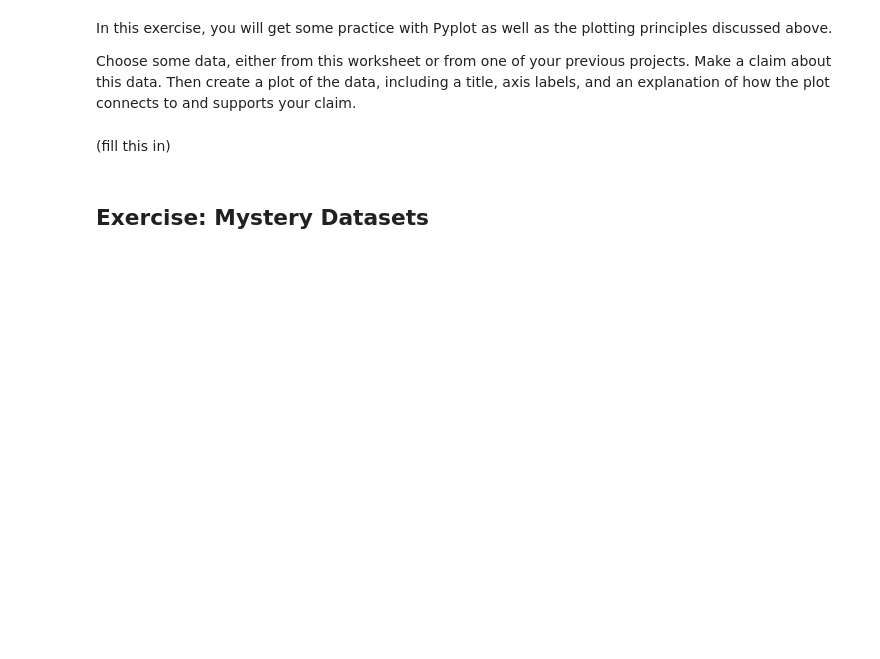
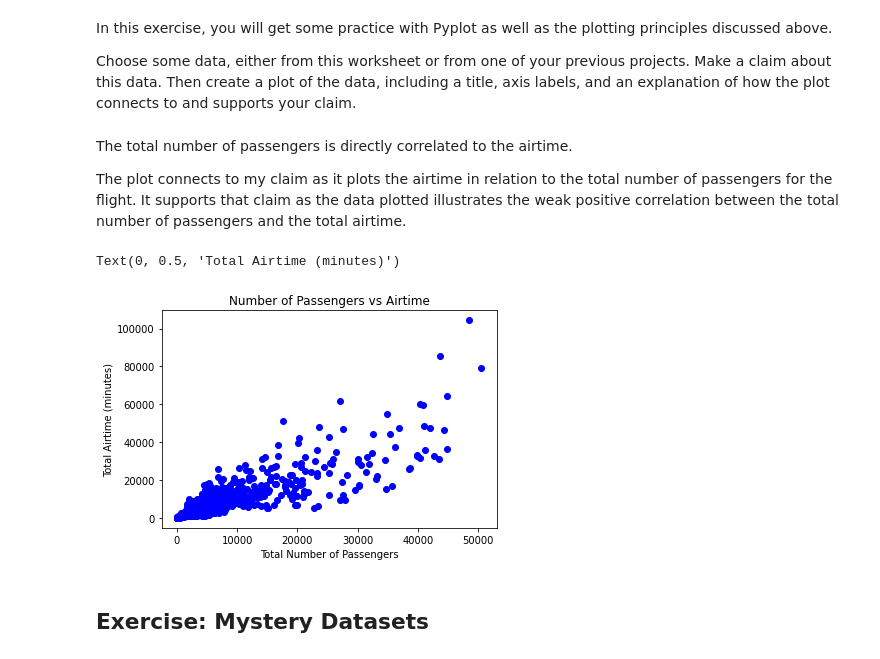
Before and after one commit to sd2020spring/reading-journal-mcuevas-olin, a Jupyter notebook: data_science_worksheet.ipynb, the cells around one changed output. Drawn from its saved outputs; the diff is of its cells as text; code cells hidden in the pictures; blank space fills up the shorter version.

Commit message:
Data Science Worksheet Completed

```diff
--- a/data_science_worksheet.ipynb
+++ b/data_science_worksheet.ipynb
@@ -356,0 +392,13 @@ Then, write a few sentences about whether this data makes sense, looking up a fe
+# %%
+fd = pd.read_csv(flight_data)
+
+a = fd["Passengers"]//180
+b = fd["Passengers"]%180>0;
+fd["Average Flight Time"] = (a + b) * fd["Airtime"]
+
+fd_sorted = fd.sort_values(by = "Average Flight Time",inplace = True, ascending = False)
+
+fd_small= pd.DataFrame({"Origin":fd["Origin"],"Destination": fd["Destination"],"Average Flight Time":fd["Average Flight Time"]})
+#,"Destination","Average Flight Time"])
+#,fd["Destination"],fd["Average Flight Time"])
+#average_flights = math.ceil(a)
@@ -449,8 +499,19 @@ This explanation makes it very clear how the plot connects with your claim, and
 In this exercise, you will get some practice with Pyplot as well as the plotting principles discussed above.
 
 Choose some data, either from this worksheet or from one of your previous projects. Make a claim about this data. Then create a plot of the data, including a title, axis labels, and an explanation of how the plot connects to and supports your claim.
-# %% [markdown]
-(fill this in)
+# %% [markdown]
+The total number of passengers is directly correlated to the airtime.
+
+The plot connects to my claim as it plots the airtime in relation to the total number of passengers for the flight. It supports that claim as the data plotted illustrates the weak positive correlation between the total number of passengers and the total airtime.
+# %%
+plt.figure()
+plt.title("Number of Passengers vs Airtime")
+plt.plot(fd["Passengers"],fd["Airtime"], "bo")
+plt.xlabel("Total Number of Passengers")
+plt.ylabel("Total Airtime (minutes)")
+# %% [output]
+Text(0, 0.5, 'Total Airtime (minutes)')
+[figure, added]
 # %% [markdown]
 ## Exercise: Mystery Datasets
 # %% [markdown]
```
Also changed, not shown: parts of 23 cells of this notebook.
